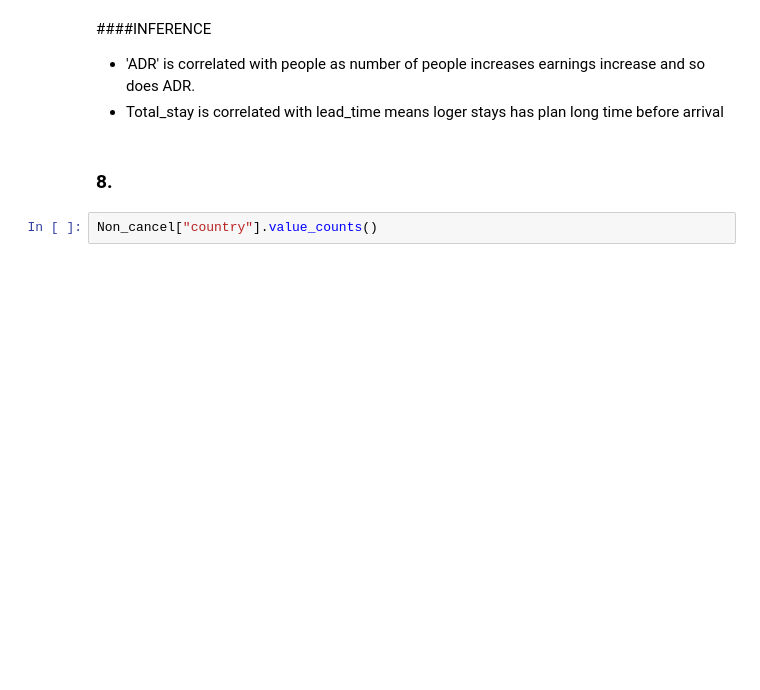
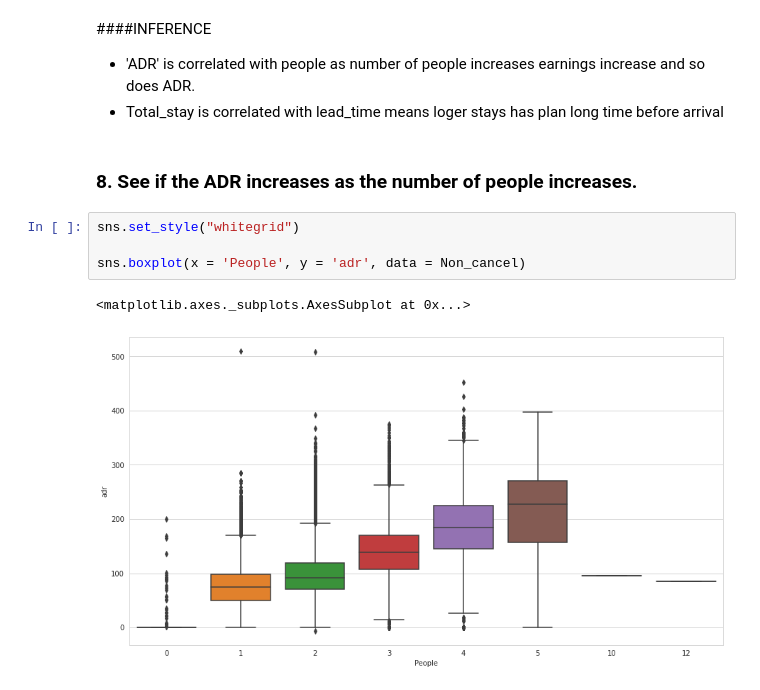
Before and after one commit to MohanVishe/Exploratory-Data-Analysis----Hotel-Booking-Dataset, a Jupyter notebook: Hotel_Booking_Analysis_Capstone_Project.ipynb, the cells around one changed output. Saved outputs shown, nothing was run; the diff lists cells and outputs as text; blank space fills up the shorter version.

```diff
--- a/Hotel_Booking_Analysis_Capstone_Project.ipynb
+++ b/Hotel_Booking_Analysis_Capstone_Project.ipynb
@@ -311,7 +311,12 @@ plt.show()
 ####INFERENCE
 *  'ADR' is correlated with people as number of people increases earnings increase and so does ADR.
 *  Total_stay is correlated with lead_time means loger stays has plan long time before arrival
-# %% [markdown]
-### 8.
-# %%
-Non_cancel["country"].value_counts()
+# %% [markdown]
+### 8. See if the ADR increases as the number of people increases.
+# %%
+sns.set_style("whitegrid")
+
+sns.boxplot(x = 'People', y = 'adr', data = Non_cancel)
+# %% [output]
+<matplotlib.axes._subplots.AxesSubplot at 0x...>
+[figure, added]
```
Also changed, not shown: parts of 5 cells of this notebook.
